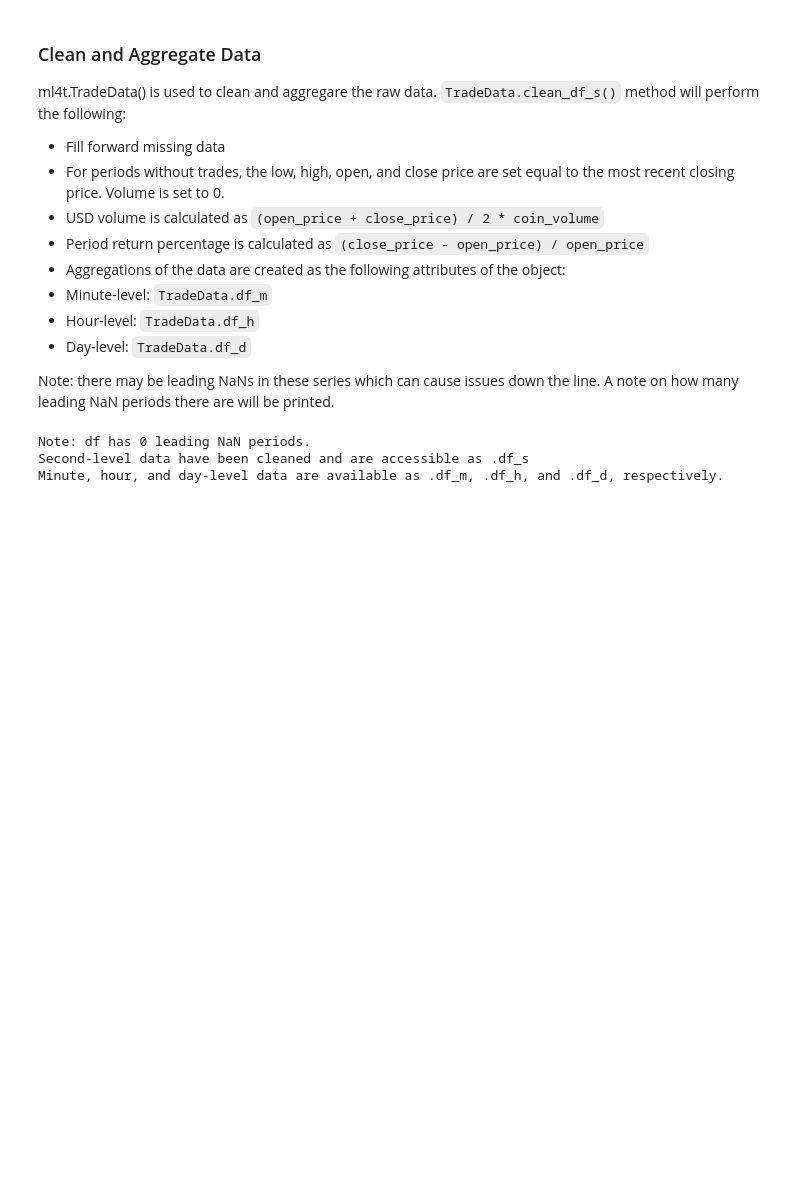
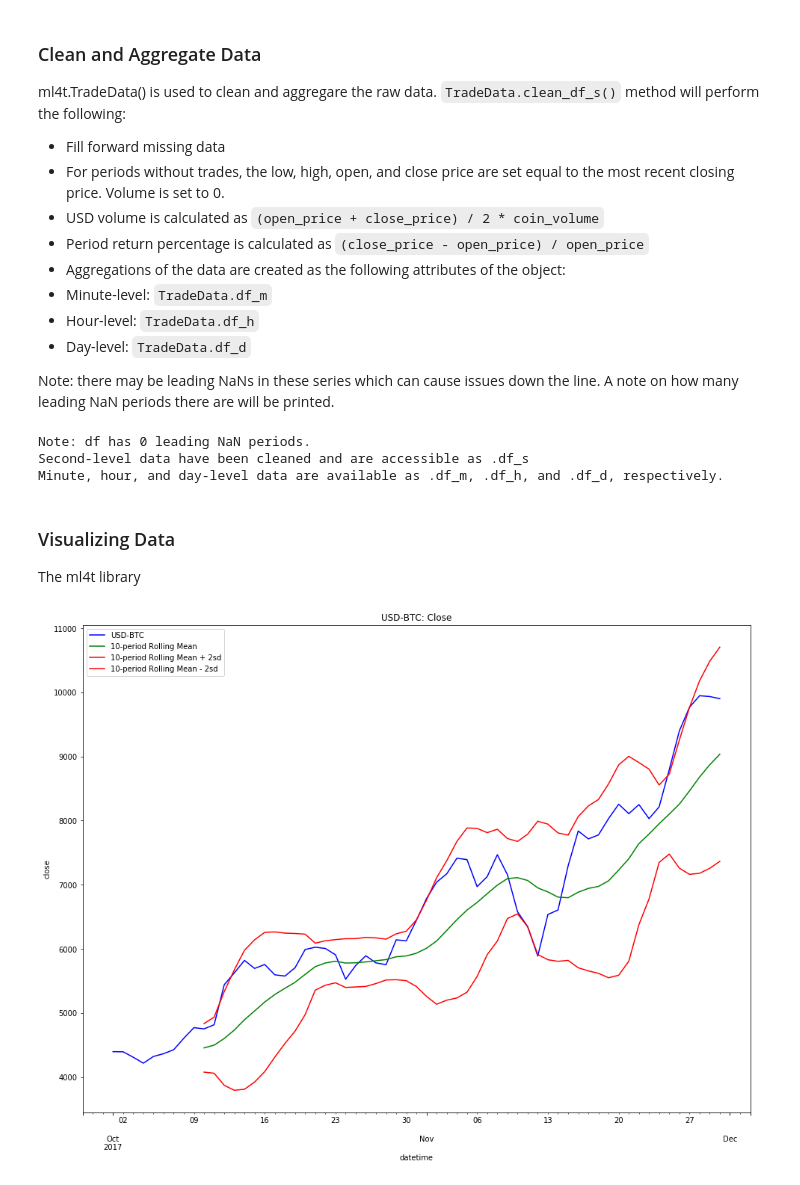
Before and after one commit to ethanruhe/ml_for_trading, a Jupyter notebook: 1: Cleaning Raw Data.ipynb, the cells around one changed output. Drawn from its saved outputs; the diff is of its cells as text; code cells hidden in the pictures; blank space fills up the shorter version.

Commit message:
Add plot_rm to trade_plot

```diff
--- a/1: Cleaning Raw Data.ipynb
+++ b/1: Cleaning Raw Data.ipynb
@@ -123,3 +123,6 @@ trade_data.clean_df_s()
 Note: df has 0 leading NaN periods.
 Second-level data have been cleaned and are accessible as .df_s
 Minute, hour, and day-level data are available as .df_m, .df_h, and .df_d, respectively.
+# %% [markdown]
+### Visualizing Data
+The ml4t library
@@ -125,0 +131,4 @@ Minute, hour, and day-level data are available as .df_m, .df_h, and .df_d, respe
+# %%
+ml4t.plot_rm(trade_data.df_d)
+# %% [output]
+[figure, added]
```
Also changed, not shown: parts of 3 cells of this notebook, 3 other files.
